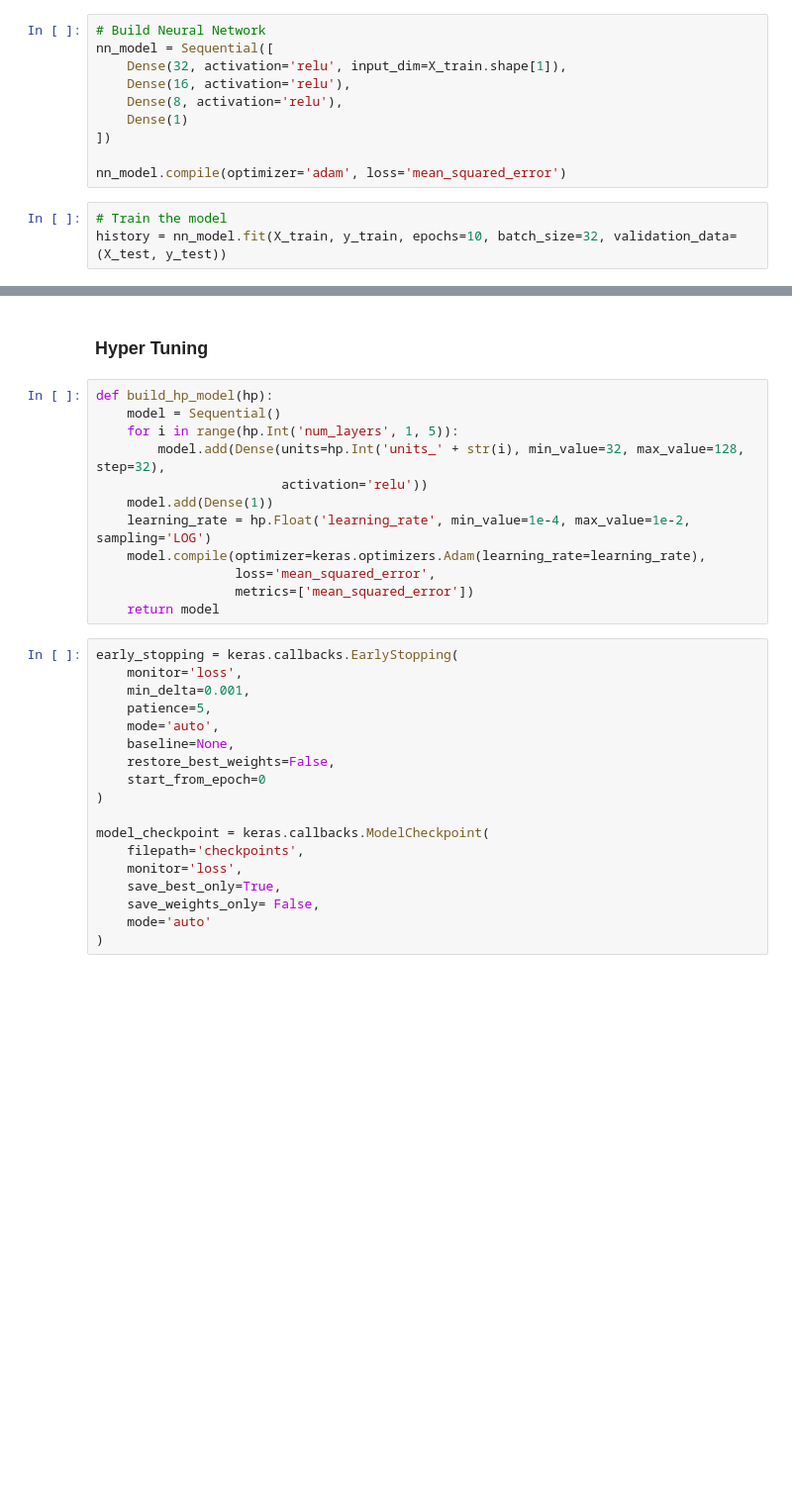
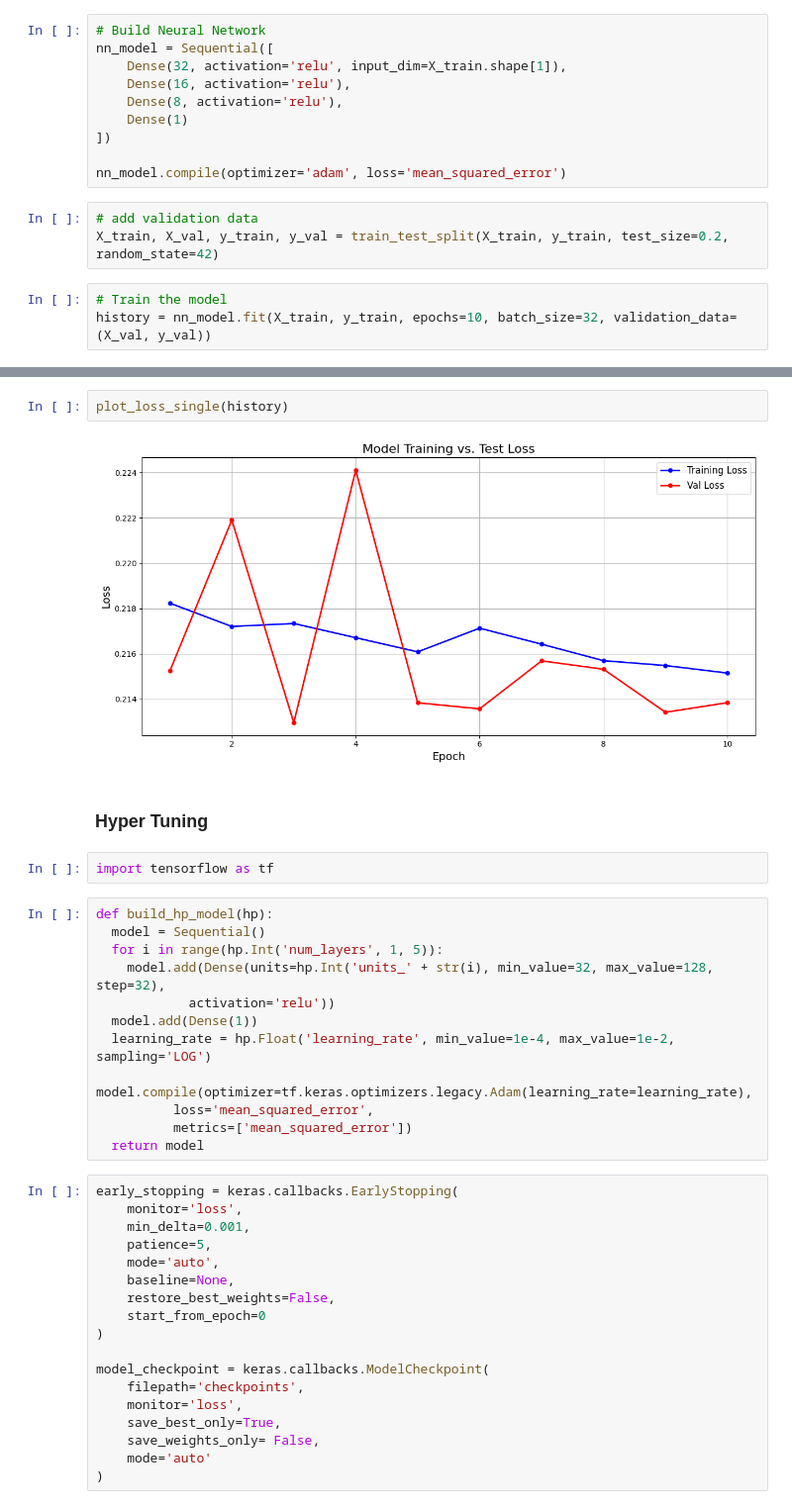
Before and after one commit to CSE151A-Project/151A-project, a Jupyter notebook: Milestone4.ipynb, the cells around one changed output, grey strips where cells are left out. Shown: that part at 99% size. Saved outputs shown, nothing was run; the diff lists cells and outputs as text; blank space fills up the shorter version.

Commit message:
train and test error

```diff
--- a/Milestone4.ipynb
+++ b/Milestone4.ipynb
@@ -41,8 +59,11 @@ nn_model = Sequential([
 ])
 
 nn_model.compile(optimizer='adam', loss='mean_squared_error')
+# %%
+# add validation data
+X_train, X_val, y_train, y_val = train_test_split(X_train, y_train, test_size=0.2, random_state=42)
 # %%
 # Train the model
-history = nn_model.fit(X_train, y_train, epochs=10, batch_size=32, validation_data=(X_test, y_test))
+history = nn_model.fit(X_train, y_train, epochs=10, batch_size=32, validation_data=(X_val, y_val))
 # %% [output]
 Epoch 1/10
@@ -76,17 +119,23 @@ Mean Squared Error on Test Set: 0.1960015445947647
+# %%
+plot_loss_single(history)
+# %% [output]
+[figure, added]
 # %% [markdown]
 ### Hyper Tuning
+# %%
+import tensorflow as tf
 # %%
 def build_hp_model(hp):
-    model = Sequential()
-    for i in range(hp.Int('num_layers', 1, 5)):
-        model.add(Dense(units=hp.Int('units_' + str(i), min_value=32, max_value=128, step=32),
-                        activation='relu'))
-    model.add(Dense(1))
-    learning_rate = hp.Float('learning_rate', min_value=1e-4, max_value=1e-2, sampling='LOG')
-    model.compile(optimizer=keras.optimizers.Adam(learning_rate=learning_rate),
-                  loss='mean_squared_error',
-                  metrics=['mean_squared_error'])
-    return model
+  model = Sequential()
+  for i in range(hp.Int('num_layers', 1, 5)):
+    model.add(Dense(units=hp.Int('units_' + str(i), min_value=32, max_value=128, step=32),
+            activation='relu'))
+  model.add(Dense(1))
+  learning_rate = hp.Float('learning_rate', min_value=1e-4, max_value=1e-2, sampling='LOG')
+  model.compile(optimizer=tf.keras.optimizers.legacy.Adam(learning_rate=learning_rate),
+          loss='mean_squared_error',
+          metrics=['mean_squared_error'])
+  return model
 # %%
 early_stopping = keras.callbacks.EarlyStopping(
     monitor='loss',
```
Also changed, not shown: parts of 21 cells of this notebook.
